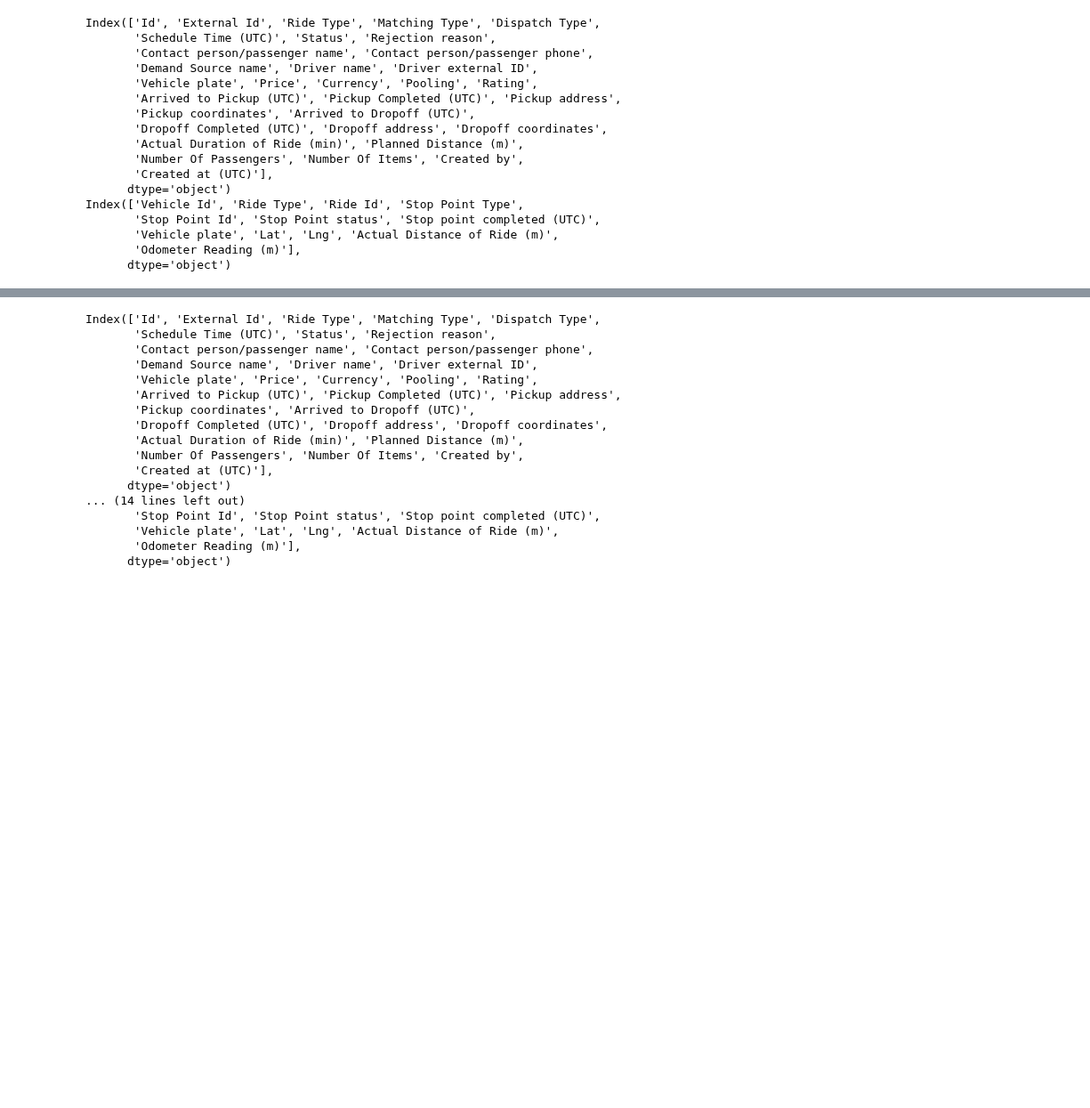
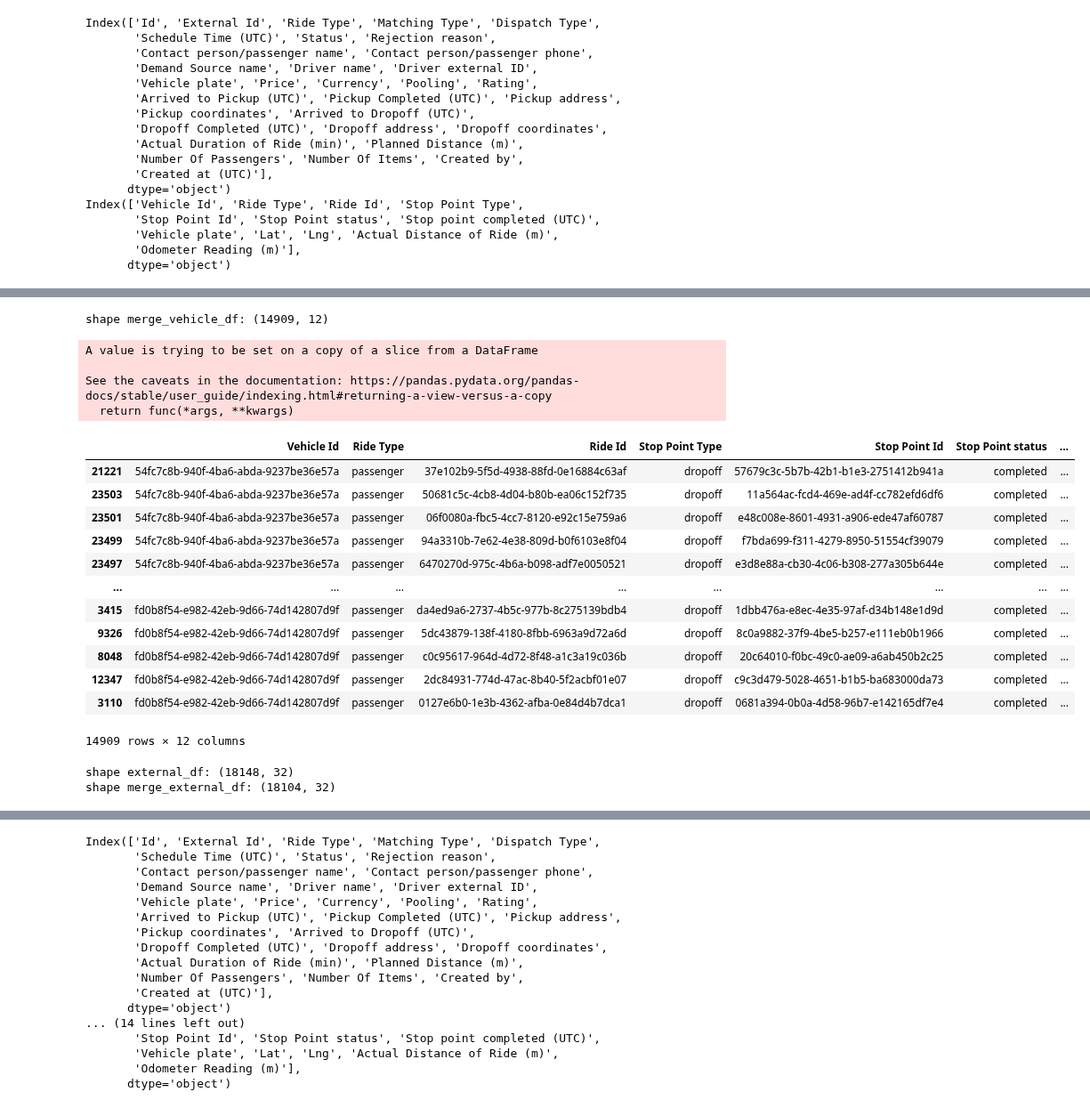
Before and after one commit to Lukas-Dierkes/vehicle-stream-team-project, a Jupyter notebook: vehicle_stream_pipeline/vehicle_matching.ipynb, the cells around one changed output, grey strips where cells are left out. Shown at 89% size. Cells and saved outputs as stored; diff of their text form; code cells hidden in the pictures; blank space fills up the shorter version.

```diff
--- a/vehicle_stream_pipeline/vehicle_matching.ipynb
+++ b/vehicle_stream_pipeline/vehicle_matching.ipynb
@@ -120,8 +104,0 @@ dupl_vehicle_df
-# %%
-external_df.sort_values(by= "Id",inplace= True)
-external_df
-
-vehicle_usage_df.dropna(subset=["Ride Id"], inplace=True)
-vehicle_usage_df.sort_values(by= "Vehicle Id",inplace= True)
-# vehicle_usage_df = vehicle_usage_df[vehicle_usage_df['Ride Id'].isna()]
-vehicle_usage_df
@@ -141,0 +105,40 @@ vehicle_usage_df
+# %%
+# vehicle_usage_df preprocessing - filteirng on Stop Point type and status + drop remaining duplicates
+
+merge_vehicle_df = vehicle_usage_df[(vehicle_usage_df["Stop Point Type"] == "dropoff") & (vehicle_usage_df["Stop Point status"] == "completed")]
+merge_vehicle_df.dropna(subset=["Ride Id"], inplace= True)
+merge_vehicle_df.sort_values(by="Vehicle Id", inplace = True)
+merge_vehicle_df.drop_duplicates(subset=["Ride Id"], inplace= True)
+# dupl_vehicle_df = merge_vehicle_df[merge_vehicle_df.duplicated( subset=["Ride Id"] , keep= False)]
+print(f"shape merge_vehicle_df: {merge_vehicle_df.shape}")
+merge_vehicle_df
+# %% [output]
+shape merge_vehicle_df: (14909, 12)
+A value is trying to be set on a copy of a slice from a DataFrame
+
+See the caveats in the documentation: https://pandas.pydata.org/pandas-docs/stable/user_guide/indexing.html#returning-a-view-versus-a-copy
+  return func(*args, **kwargs)
+|  | Vehicle Id | Ride Type | Ride Id | Stop Point Type | Stop Point Id | Stop Point status | ... |
+| 21221 | 54fc7c8b-940f-4ba6-abda-9237be36e57a | passenger | 37e102b9-5f5d-4938-88fd-0e16884c63af | dropoff | 57679c3c-5b7b-42b1-b1e3-2751412b941a | completed | ... |
+| 23503 | 54fc7c8b-940f-4ba6-abda-9237be36e57a | passenger | 50681c5c-4cb8-4d04-b80b-ea06c152f735 | dropoff | 11a564ac-fcd4-469e-ad4f-cc782efd6df6 | completed | ... |
+| 23501 | 54fc7c8b-940f-4ba6-abda-9237be36e57a | passenger | 06f0080a-fbc5-4cc7-8120-e92c15e759a6 | dropoff | e48c008e-8601-4931-a906-ede47af60787 | completed | ... |
+| 23499 | 54fc7c8b-940f-4ba6-abda-9237be36e57a | passenger | 94a3310b-7e62-4e38-809d-b0f6103e8f04 | dropoff | f7bda699-f311-4279-8950-51554cf39079 | completed | ... |
+| 23497 | 54fc7c8b-940f-4ba6-abda-9237be36e57a | passenger | 6470270d-975c-4b6a-b098-adf7e0050521 | dropoff | e3d8e88a-cb30-4c06-b308-277a305b644e | completed | ... |
+| ... | ... | ... | ... | ... | ... | ... | ... |
+| 3415 | fd0b8f54-e982-42eb-9d66-74d142807d9f | passenger | da4ed9a6-2737-4b5c-977b-8c275139bdb4 | dropoff | 1dbb476a-e8ec-4e35-97af-d34b148e1d9d | completed | ... |
+| 9326 | fd0b8f54-e982-42eb-9d66-74d142807d9f | passenger | 5dc43879-138f-4180-8fbb-6963a9d72a6d | dropoff | 8c0a9882-37f9-4be5-b257-e111eb0b1966 | completed | ... |
+| 8048 | fd0b8f54-e982-42eb-9d66-74d142807d9f | passenger | c0c95617-964d-4d72-8f48-a1c3a19c036b | dropoff | 20c64010-f0bc-49c0-ae09-a6ab450b2c25 | completed | ... |
+| 12347 | fd0b8f54-e982-42eb-9d66-74d142807d9f | passenger | 2dc84931-774d-47ac-8b40-5f2acbf01e07 | dropoff | c9c3d479-5028-4651-b1b5-ba683000da73 | completed | ... |
+| 3110 | fd0b8f54-e982-42eb-9d66-74d142807d9f | passenger | 0127e6b0-1e3b-4362-afba-0e84d4b7dca1 | dropoff | 0681a394-0b0a-4d58-96b7-e142165df7e4 | completed | ... |
+14909 rows × 12 columns
+# %%
+# external_df preprocessing
+duplicated_external_df = external_df[external_df.duplicated( subset=["Id"] , keep= False)]
+nan_external_df = external_df[external_df["Id"].isna()]
+merge_external_df = external_df[external_df["Id"].isin(vehicle_usage_df['Ride Id'])]
+merge_external_df
+print(f"shape external_df: {external_df.shape}")
+print(f"shape merge_external_df: {merge_external_df.shape}")
+# %% [output]
+shape external_df: (18148, 32)
+shape merge_external_df: (18104, 32)
```
Also changed, not shown: parts of 3 cells of this notebook, 1 other file.
